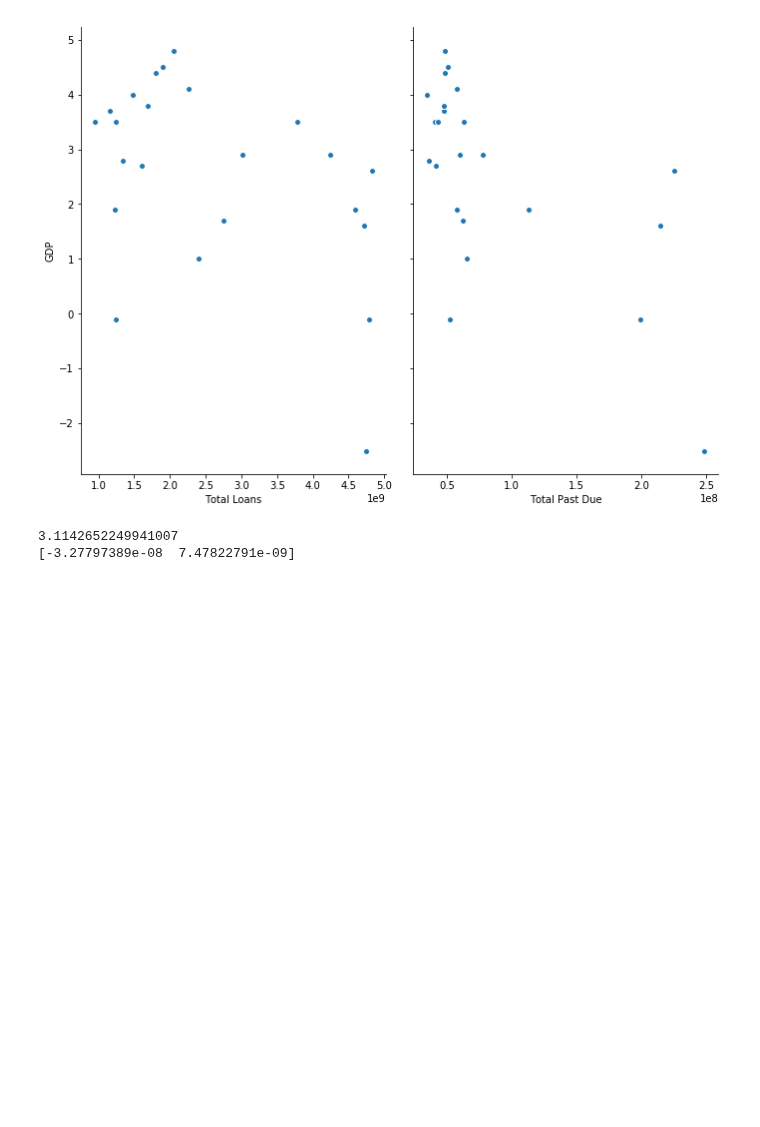
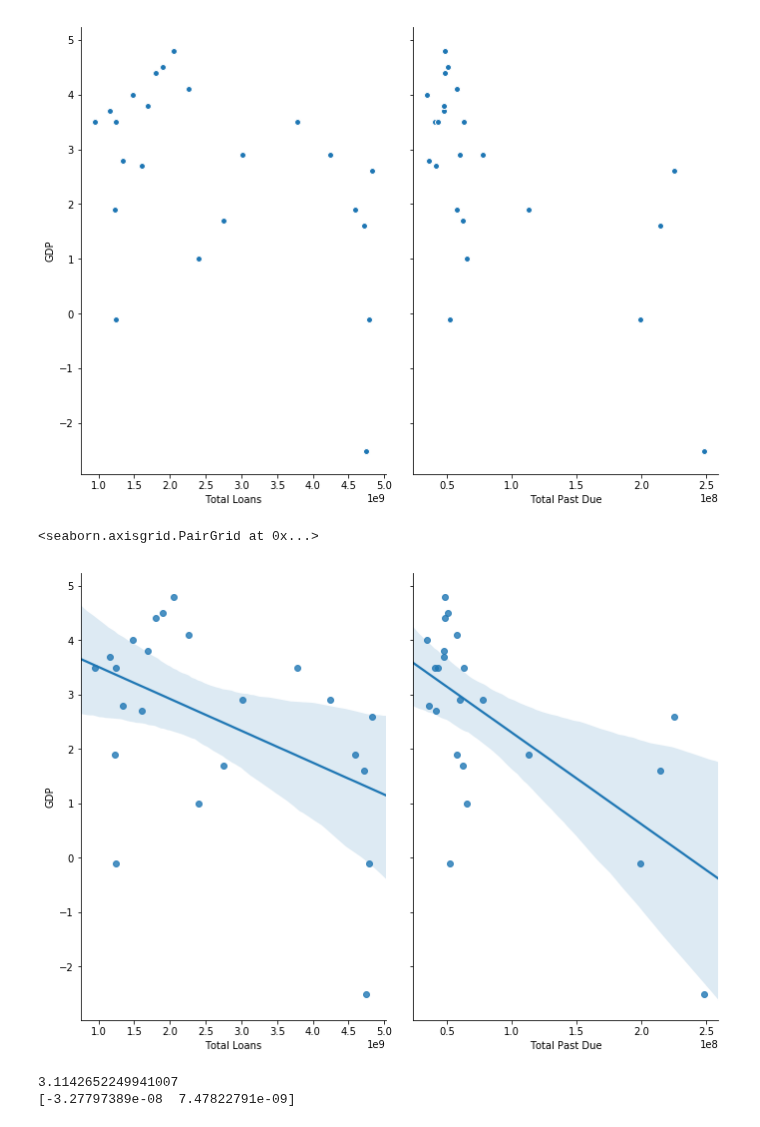
Before and after one commit to brownal05/project1, a Jupyter notebook: notebooks/Alex2.ipynb, the cells around one changed output. Saved outputs shown, nothing was run; the diff lists cells and outputs as text; code cells hidden in the pictures; blank space fills up the shorter version.

```diff
--- a/notebooks/Alex2.ipynb
+++ b/notebooks/Alex2.ipynb
@@ -559,6 +715,11 @@ sns.pairplot(new_df, x_vars=['Total Loans','Total Past Due'], y_vars='GDP', size
 # %% [output]
 <seaborn.axisgrid.PairGrid at 0x...>
 [figure]
+# %%
+sns.pairplot(new_df, x_vars=['Total Loans','Total Past Due'], y_vars='GDP', size=7, aspect=0.7, kind='reg')
+# %% [output]
+<seaborn.axisgrid.PairGrid at 0x...>
+[figure, added]
 # %%
 from sklearn.linear_model import LinearRegression
 feature_cols = ['Total Past Due', 'Credit Cards']
```
Also changed, not shown: parts of 25 cells of this notebook, 5 other files.
